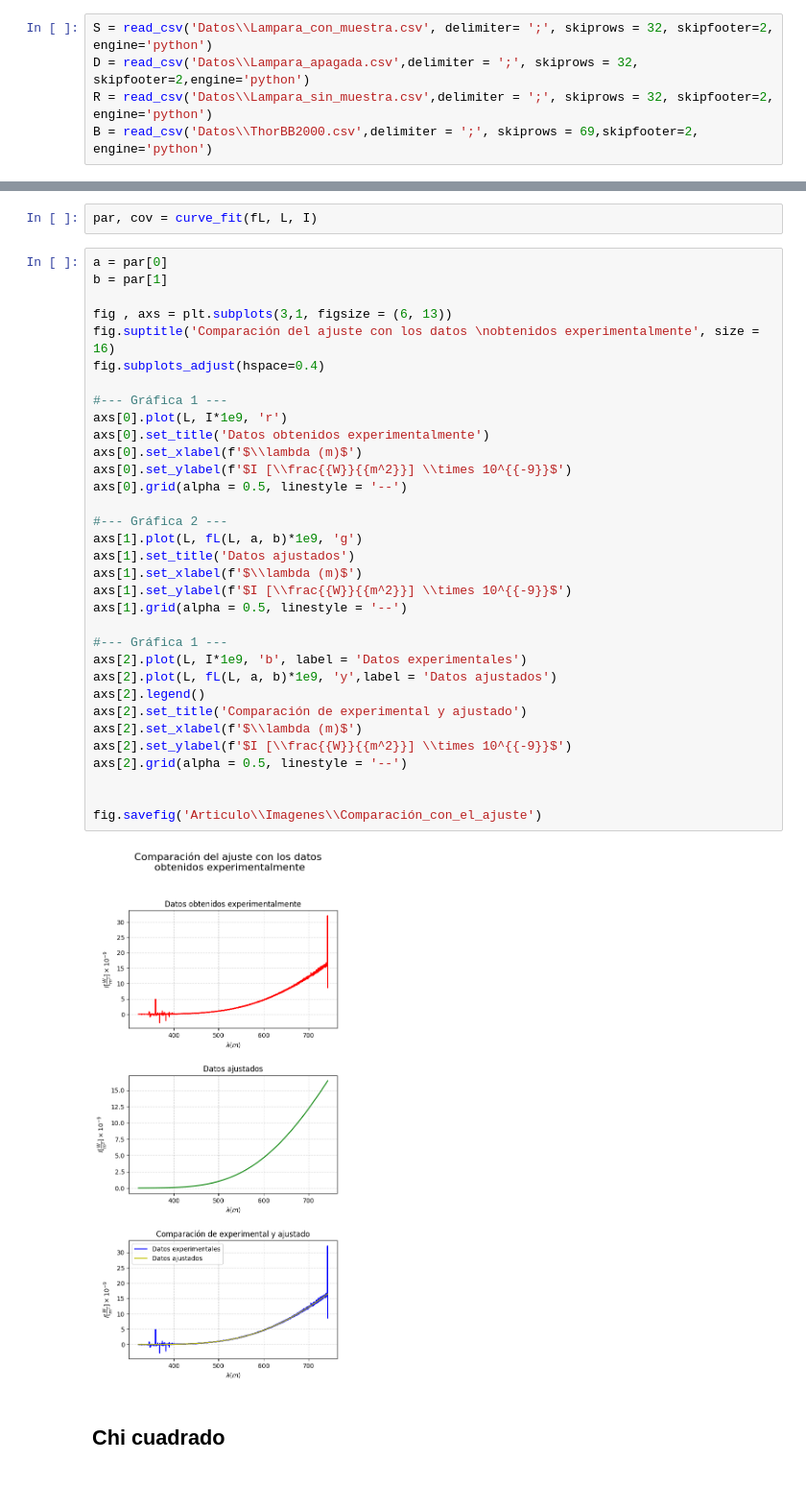
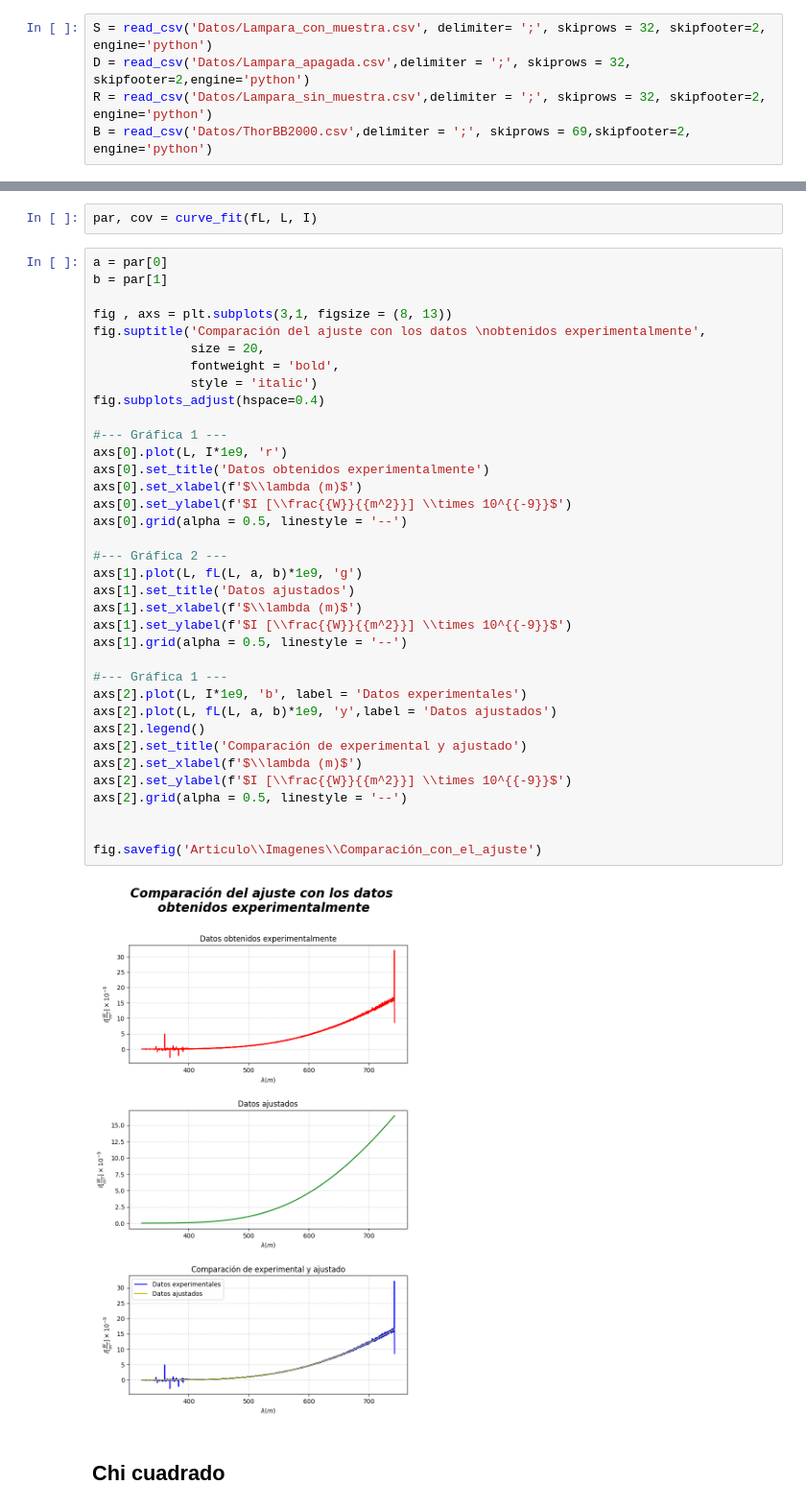
Before and after one commit to Jesus-Gamboa/Experimental_IV, a Jupyter notebook: Espectroscopía/Notebook.ipynb, the cells around one changed output, grey strips where cells are left out. Shown at 96% size. Cells and saved outputs as stored; diff of their text form; blank space fills up the shorter version.

```diff
--- a/Espectroscopía/Notebook.ipynb
+++ b/Espectroscopía/Notebook.ipynb
@@ -11,10 +11,10 @@ import numpy as np
 # %% [markdown]
 ## Importación de datos
 # %%
-S = read_csv('Datos\\Lampara_con_muestra.csv', delimiter= ';', skiprows = 32, skipfooter=2, engine='python')
-D = read_csv('Datos\\Lampara_apagada.csv',delimiter = ';', skiprows = 32, skipfooter=2,engine='python')
-R = read_csv('Datos\\Lampara_sin_muestra.csv',delimiter = ';', skiprows = 32, skipfooter=2, engine='python')
-B = read_csv('Datos\\ThorBB2000.csv',delimiter = ';', skiprows = 69,skipfooter=2, engine='python')
+S = read_csv('Datos/Lampara_con_muestra.csv', delimiter= ';', skiprows = 32, skipfooter=2, engine='python')
+D = read_csv('Datos/Lampara_apagada.csv',delimiter = ';', skiprows = 32, skipfooter=2,engine='python')
+R = read_csv('Datos/Lampara_sin_muestra.csv',delimiter = ';', skiprows = 32, skipfooter=2, engine='python')
+B = read_csv('Datos/ThorBB2000.csv',delimiter = ';', skiprows = 69,skipfooter=2, engine='python')
 # %%
 
 L = S.index.to_numpy() #convertimos a array los datos de las longitudes de onda
@@ -58,37 +58,40 @@ par, cov = curve_fit(fL, L, I)
 a = par[0]
 b = par[1]
 
-fig , axs = plt.subplots(3,1, figsize = (6, 13))
-fig.suptitle('Comparación del ajuste con los datos \nobtenidos experimentalmente', size = 16)
+fig , axs = plt.subplots(3,1, figsize = (8, 13))
+fig.suptitle('Comparación del ajuste con los datos \nobtenidos experimentalmente',
+             size = 20,
+             fontweight = 'bold',
+             style = 'italic')
 fig.subplots_adjust(hspace=0.4)
 
 #--- Gráfica 1 ---
 axs[0].plot(L, I*1e9, 'r')
 axs[0].set_title('Datos obtenidos experimentalmente')
 axs[0].set_xlabel(f'$\\lambda (m)$')
 axs[0].set_ylabel(f'$I [\\frac{{W}}{{m^2}}] \\times 10^{{-9}}$')
 axs[0].grid(alpha = 0.5, linestyle = '--')
 
 #--- Gráfica 2 ---
 axs[1].plot(L, fL(L, a, b)*1e9, 'g')
 axs[1].set_title('Datos ajustados')
 axs[1].set_xlabel(f'$\\lambda (m)$')
 axs[1].set_ylabel(f'$I [\\frac{{W}}{{m^2}}] \\times 10^{{-9}}$')
 axs[1].grid(alpha = 0.5, linestyle = '--')
 
 #--- Gráfica 1 ---
 axs[2].plot(L, I*1e9, 'b', label = 'Datos experimentales')
 axs[2].plot(L, fL(L, a, b)*1e9, 'y',label = 'Datos ajustados')
 axs[2].legend()
 axs[2].set_title('Comparación de experimental y ajustado')
 axs[2].set_xlabel(f'$\\lambda (m)$')
 axs[2].set_ylabel(f'$I [\\frac{{W}}{{m^2}}] \\times 10^{{-9}}$')
 axs[2].grid(alpha = 0.5, linestyle = '--')
 
 
 fig.savefig('Articulo\\Imagenes\\Comparación_con_el_ajuste')
 # %% [output]
-[figure, old version]
+[figure, new version]
 # %% [markdown]
 ## Chi cuadrado
 # %% [markdown]
```
Also changed, not shown: parts of 2 cells of this notebook, 7 other files.
